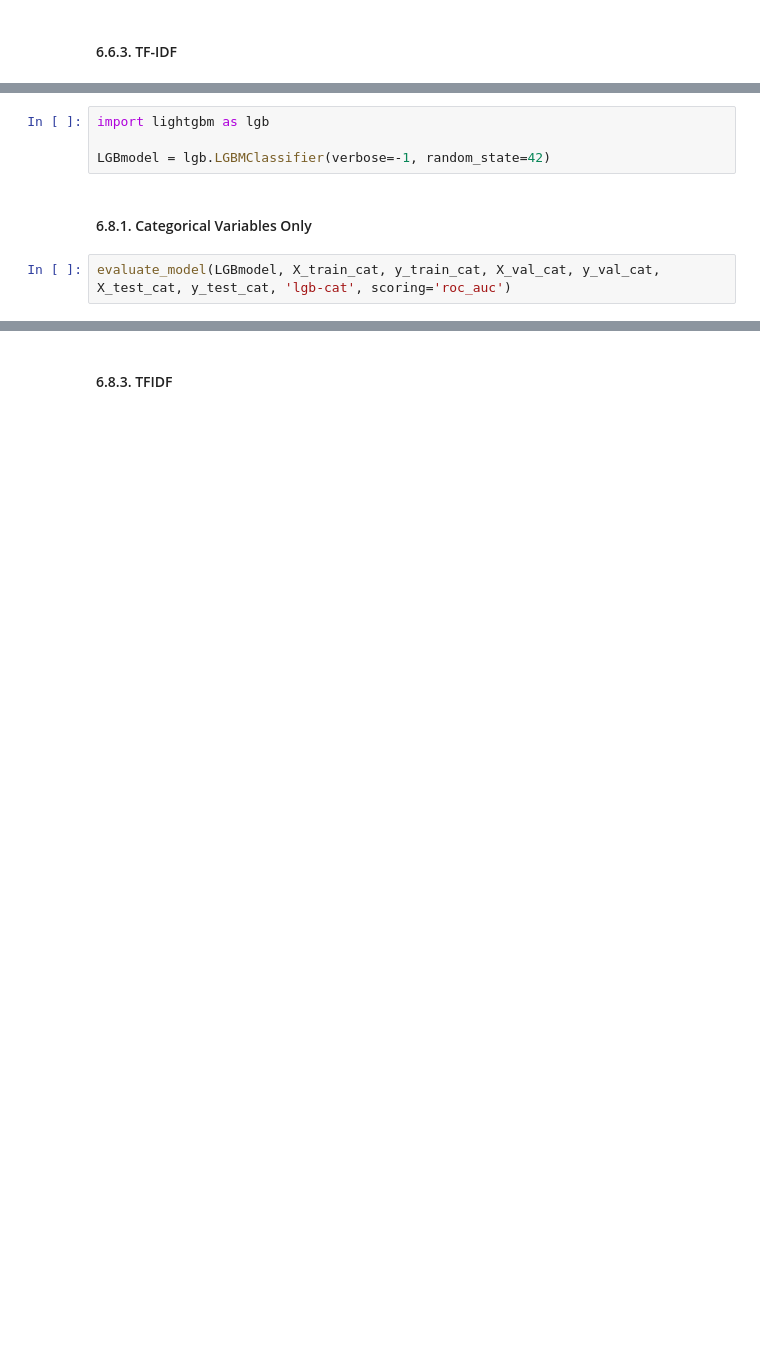
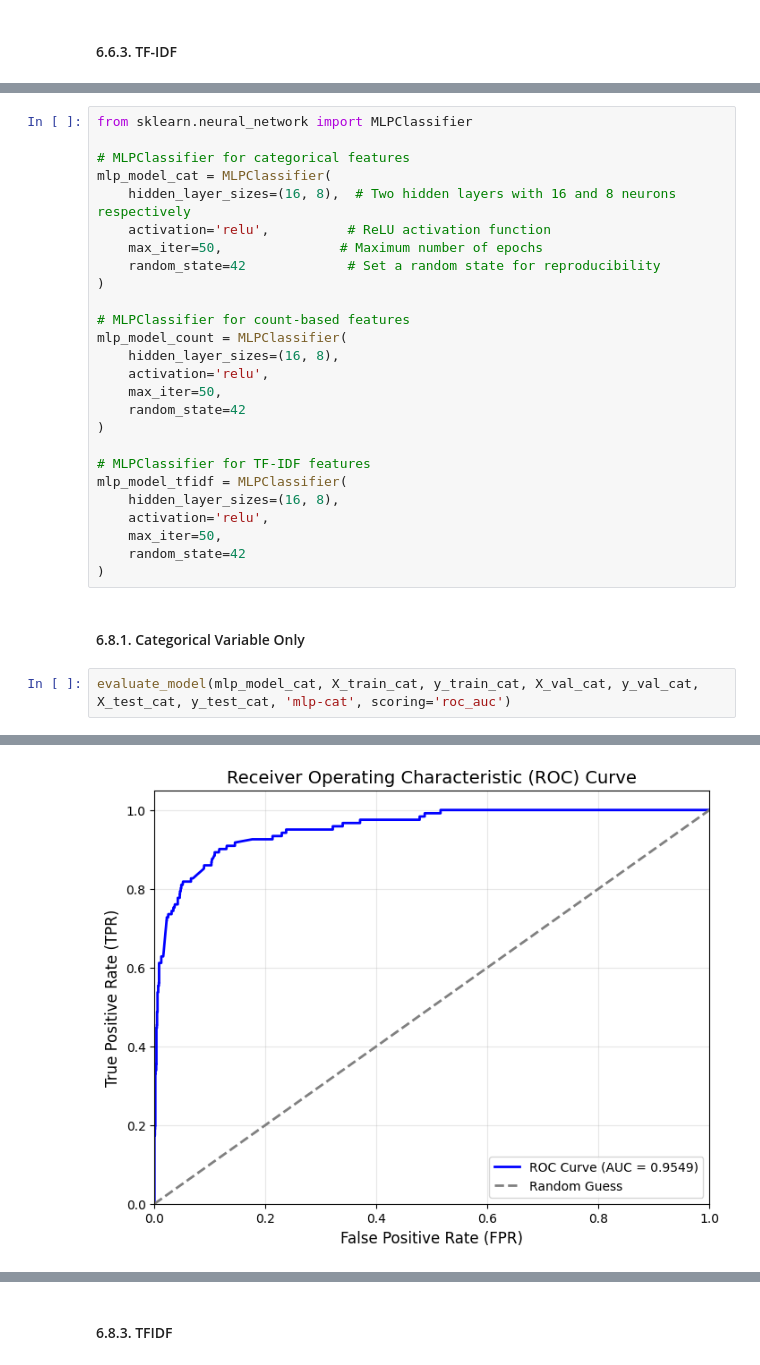
Before and after one commit to undeser/fake-jobs-detection, a Jupyter notebook: notebook.ipynb, the cells around one changed output, grey strips where cells are left out. Cells and saved outputs as stored; diff of their text form; blank space fills up the shorter version.

```diff
--- a/notebook.ipynb
+++ b/notebook.ipynb
@@ -1004,8 +1040,31 @@ evaluate_model(XGBmodel, X_train_tfidf, y_train, X_val_tfidf, y_val, X_test_tfid
-# %%
-import lightgbm as lgb
-
-LGBmodel = lgb.LGBMClassifier(verbose=-1, random_state=42)
+# %%
+from sklearn.neural_network import MLPClassifier
+
+# MLPClassifier for categorical features
+mlp_model_cat = MLPClassifier(
+    hidden_layer_sizes=(16, 8),  # Two hidden layers with 16 and 8 neurons respectively
+    activation='relu',          # ReLU activation function
+    max_iter=50,               # Maximum number of epochs
+    random_state=42             # Set a random state for reproducibility
+)
+
+# MLPClassifier for count-based features
+mlp_model_count = MLPClassifier(
+    hidden_layer_sizes=(16, 8),
+    activation='relu',
+    max_iter=50,
+    random_state=42
+)
+
+# MLPClassifier for TF-IDF features
+mlp_model_tfidf = MLPClassifier(
+    hidden_layer_sizes=(16, 8),
+    activation='relu',
+    max_iter=50,
+    random_state=42
+)
 # %% [markdown]
-#### 6.8.1. Categorical Variables Only
+#### 6.8.1. Categorical Variable Only
 # %%
-evaluate_model(LGBmodel, X_train_cat, y_train_cat, X_val_cat, y_val_cat, X_test_cat, y_test_cat, 'lgb-cat', scoring='roc_auc')
+evaluate_model(mlp_model_cat, X_train_cat, y_train_cat, X_val_cat, y_val_cat, X_test_cat, y_test_cat, 'mlp-cat', scoring='roc_auc')
+# %% [output]
@@ -1012 +1085,2 @@ evaluate_model(LGBmodel, X_train_cat, y_train_cat, X_val_cat, y_val_cat, X_test_
+[figure, added]
 # %% [markdown]
```
Also changed, not shown: parts of 48 cells of this notebook, 22 other files.
